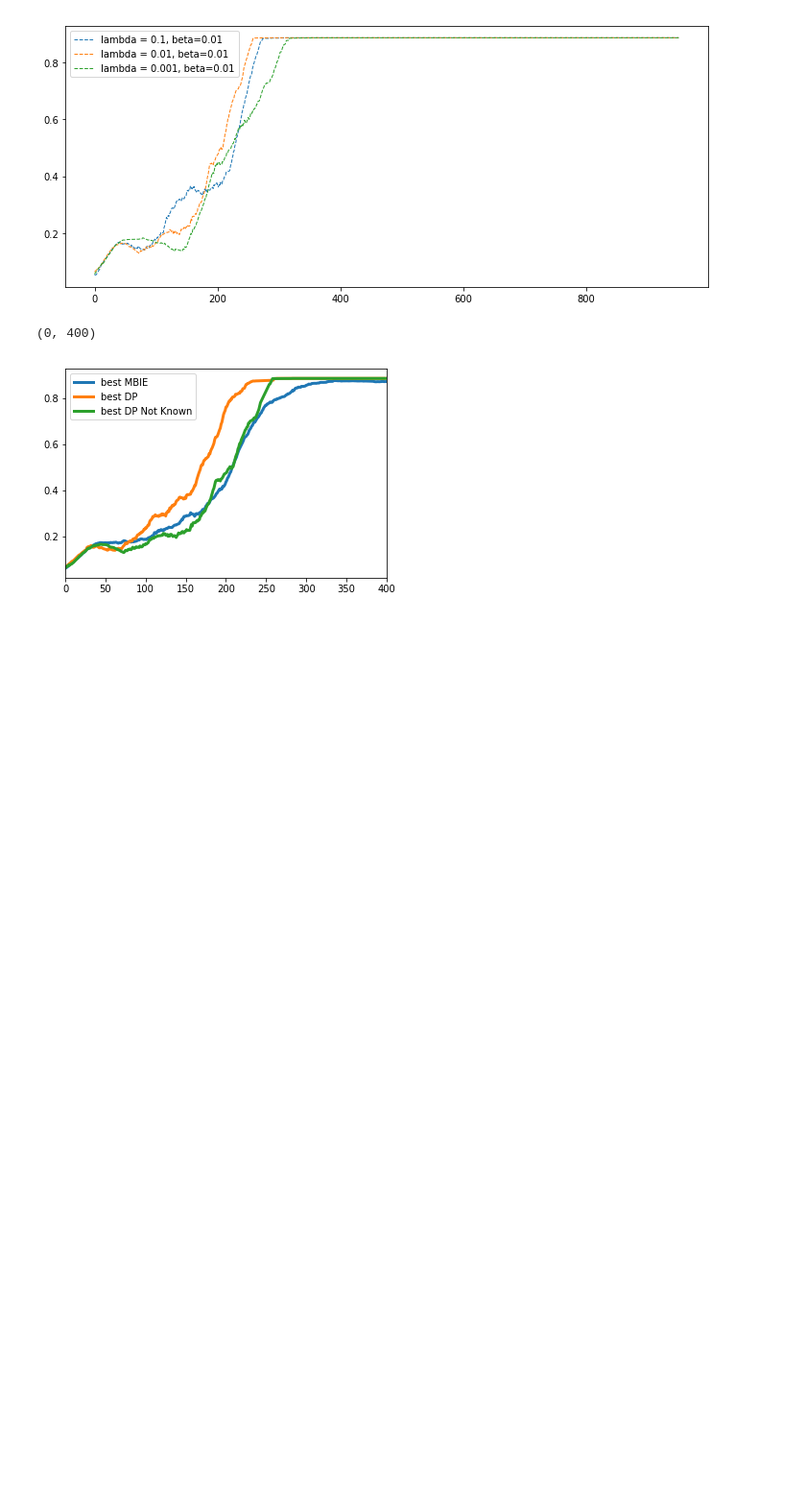
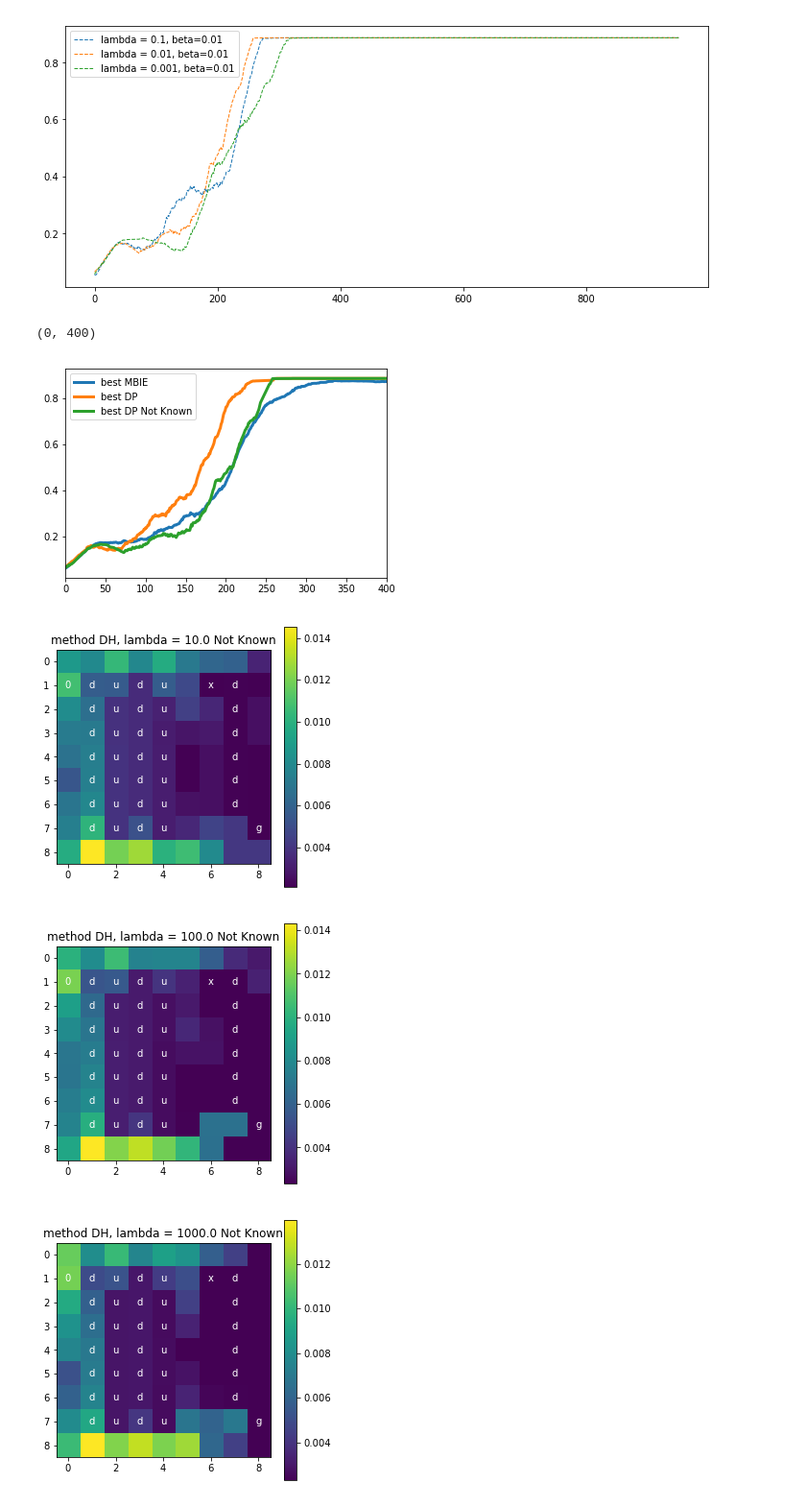
Before and after one commit to Rkeramati/crl, a Jupyter notebook: gridworld/An.ipynb, the cells around one changed output. Shown at 96% size. Saved outputs shown, nothing was run; the diff lists cells and outputs as text; code cells hidden in the pictures; blank space fills up the shorter version.

```diff
--- a/gridworld/An.ipynb
+++ b/gridworld/An.ipynb
@@ -3,7 +3,7 @@ import numpy as np
 import matplotlib.pyplot as plt
 %matplotlib inline
 # %%
-to_int = {'#': 0, ' ':1, 's': 2, 'g': 3, '0': 4, 'd':5}
+to_int = {'#': 0, ' ':1, 's': 2, 'g': 3, '0': 4, 'x': 5, 'd': 6, 'u': 7}
 to_symbol = {v: k for k, v in to_int.items()}
 def mv(x, N):
     cumsum = np.cumsum(np.insert(x, 0, 0))
@@ -346,0 +349,26 @@ plt.xlim([0, 400])
+# %%
+n_trial = 2
+res_dh = []
+for lamb in [10.0, 100.0, 1000.0]:
+    add = './results/max_step_500/max_ep_1000/n_sample_1/random_0/lambd_{}/n_trial_2/beta_0.01/map_name_maps/map_drop.txt/method_DH/ent_known_1'
+    add = add.format(lamb)
+    count = np.load(add+'/results_count_trail_0_sample_0.npy')
+    mapfile = np.load(add + '/results_map_sample_{}.npy'.format(0))
+    annon = mapfile.reshape(11,11)[1:-1,1:-1]
+
+    for n in range(1, n_trial):
+        count += np.load(add+'/results_count_trail_{}_sample_0.npy'.format(n))
+    res_dh.append(add+'/results_results.npy')
+    plt.figure(figsize=(5,5))
+    count = np.sum(count, axis =1)
+    plt.imshow((np.sum(count/n_trial, axis = 1)/np.sum(count)).reshape(11,11)[1:-1,1:-1])
+    plt.colorbar()
+    for i in range(9):
+        for j in range(9):
+            text = plt.text(j, i, to_symbol[annon[i, j]],
+                           ha="center", va="center", color="w")
+            plt.title('method DH, lambda = {} Not Known'.format(lamb))
+# %% [output]
+[figure, added]
+[figure, added]
+[figure, added]
```
Also changed, not shown: parts of 4 cells of this notebook, 2 other files.
